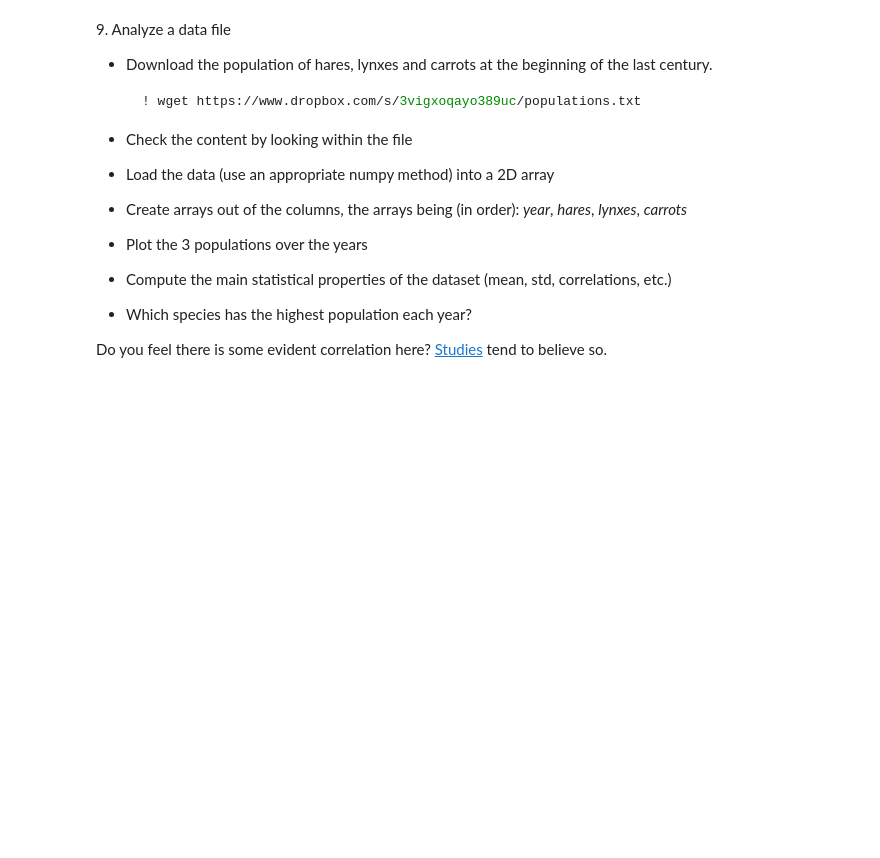
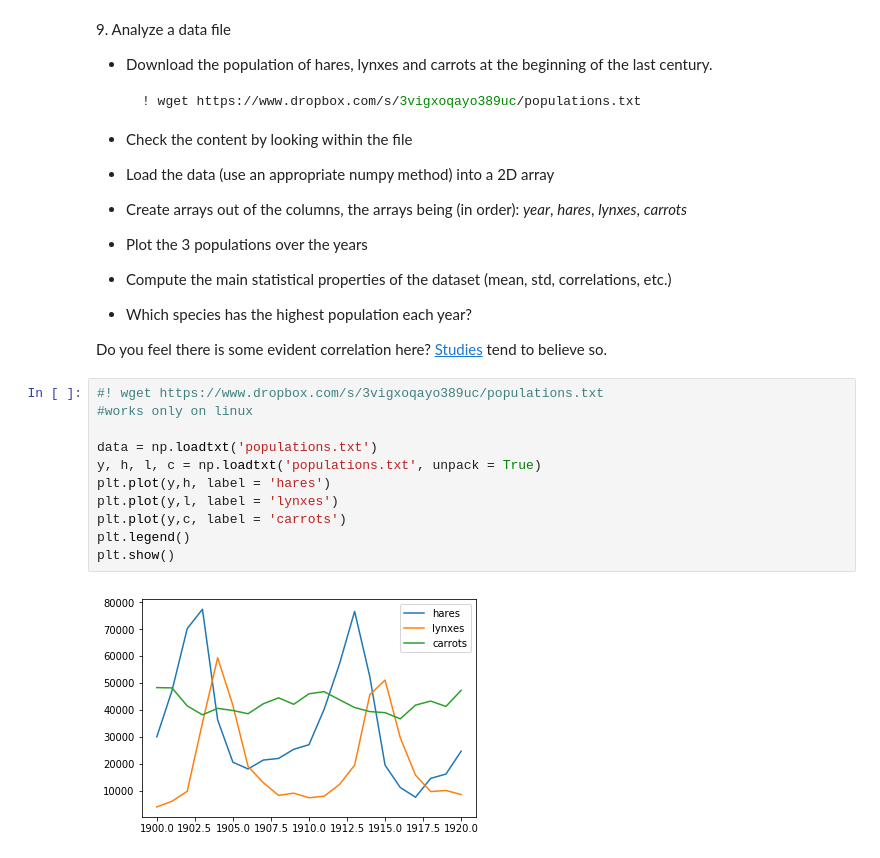
Before and after one commit to nicoladainese96/LaboratoryOfComputationalPhysics, a Jupyter notebook: 03ex_Numpy.ipynb, the cells around one changed output. Saved outputs shown, nothing was run; the diff lists cells and outputs as text; blank space fills up the shorter version.

```diff
--- a/03ex_Numpy.ipynb
+++ b/03ex_Numpy.ipynb
@@ -314,3 +364,16 @@ Did you get what you expected?
   * Which species has the highest population each year?
 
 Do you feel there is some evident correlation here? [Studies](https://www.enr.gov.nt.ca/en/services/lynx/lynx-snowshoe-hare-cycle) tend to believe so.
+# %%
+#! wget https://www.dropbox.com/s/3vigxoqayo389uc/populations.txt
+#works only on linux
+
+data = np.loadtxt('populations.txt')
+y, h, l, c = np.loadtxt('populations.txt', unpack = True)
+plt.plot(y,h, label = 'hares')
+plt.plot(y,l, label = 'lynxes')
+plt.plot(y,c, label = 'carrots')
+plt.legend()
+plt.show()
+# %% [output]
+[figure, added]
```
Also changed, not shown: parts of 3 cells of this notebook, 2 other files.
